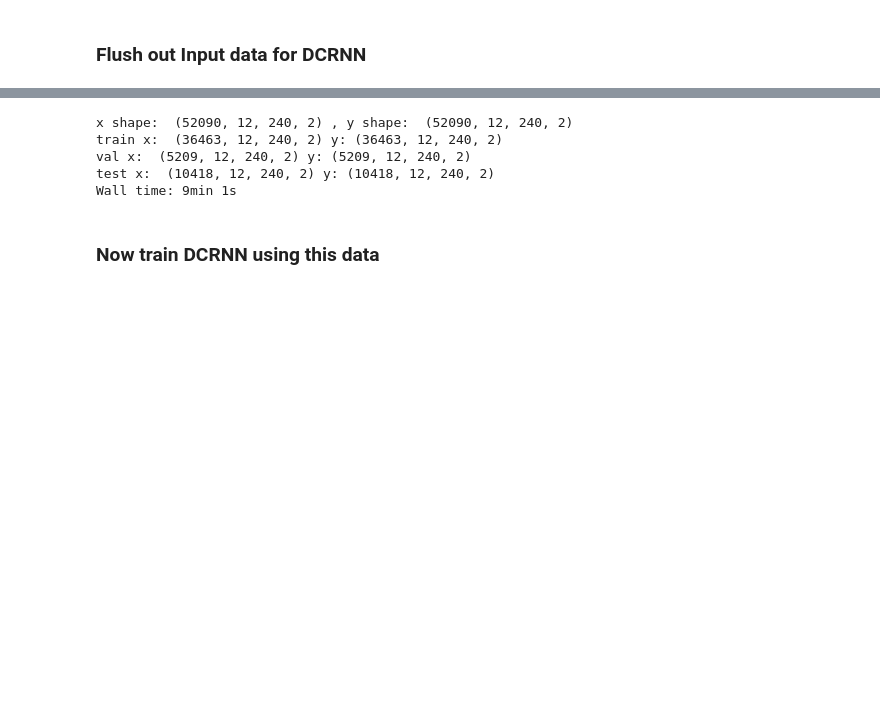
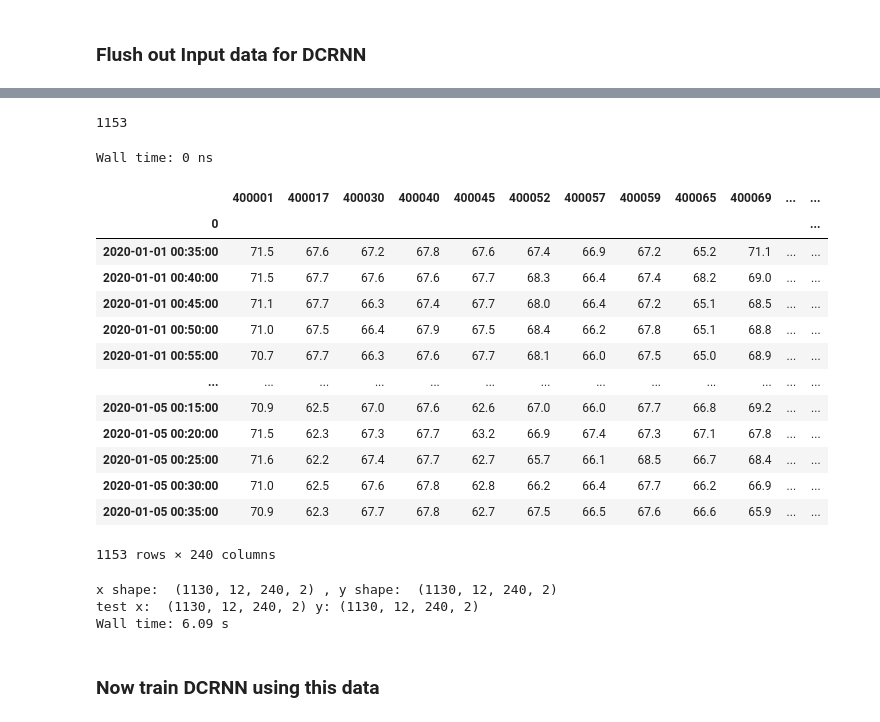
Before and after one commit to raulgiovannymartinez/Nautilus-seq2seq, a Jupyter notebook: data-scalability-spatiotemporal/graph_masking.ipynb, the cells around one changed output, grey strips where cells are left out. Drawn from its saved outputs; the diff is of its cells as text; code cells hidden in the pictures; blank space fills up the shorter version.

```diff
--- a/data-scalability-spatiotemporal/graph_masking.ipynb
+++ b/data-scalability-spatiotemporal/graph_masking.ipynb
@@ -723,0 +850,11 @@ subgraph = g.subgraph(nodes)
+# %%
+from datetime import datetime
+
+start_date = datetime.strptime('2020-01-01 00:35:00', '%Y-%m-%d %H:%M:%S')
+end_date = datetime.strptime('2020-01-05 00:35:00', '%Y-%m-%d %H:%M:%S')
+# %%
+%%time
+
+for i in subgraph.nodes:
+    filter_ = (subgraph.nodes[i]['values'].index>=start_date)&(subgraph.nodes[i]['values'].index<=end_date)
+    subgraph.nodes[i]['values'] = subgraph.nodes[i]['values'][filter_]
@@ -724,16 +863,38 @@ subgraph = g.subgraph(nodes)
+# %%
+len(subgraph.nodes[1]['values'].index)
+# %% [output]
+1153
 # %%
 %%time
 outdir = ''
 
 c = create_dcrnn_data(subgraph, outdir = '', horizon = 12)
-
-c.generate_train_val_test()
-c.generateAdjacencyMatrix()
 # %% [output]
-x shape:  (52090, 12, 240, 2) , y shape:  (52090, 12, 240, 2)
-train x:  (36463, 12, 240, 2) y: (36463, 12, 240, 2)
-val x:  (5209, 12, 240, 2) y: (5209, 12, 240, 2)
-test x:  (10418, 12, 240, 2) y: (10418, 12, 240, 2)
-Wall time: 9min 1s
+Wall time: 0 ns
+# %%
+c._createDataFrame()
+# %% [output]
+|  | 400001 | 400017 | 400030 | 400040 | 400045 | 400052 | 400057 | 400059 | 400065 | 400069 | ... | ... |
+| 0 |  |  |  |  |  |  |  |  |  |  |  | ... |
+| 2020-01-01 00:35:00 | 71.5 | 67.6 | 67.2 | 67.8 | 67.6 | 67.4 | 66.9 | 67.2 | 65.2 | 71.1 | ... | ... |
+| 2020-01-01 00:40:00 | 71.5 | 67.7 | 67.6 | 67.6 | 67.7 | 68.3 | 66.4 | 67.4 | 68.2 | 69.0 | ... | ... |
+| 2020-01-01 00:45:00 | 71.1 | 67.7 | 66.3 | 67.4 | 67.7 | 68.0 | 66.4 | 67.2 | 65.1 | 68.5 | ... | ... |
+| 2020-01-01 00:50:00 | 71.0 | 67.5 | 66.4 | 67.9 | 67.5 | 68.4 | 66.2 | 67.8 | 65.1 | 68.8 | ... | ... |
+| 2020-01-01 00:55:00 | 70.7 | 67.7 | 66.3 | 67.6 | 67.7 | 68.1 | 66.0 | 67.5 | 65.0 | 68.9 | ... | ... |
+| ... | ... | ... | ... | ... | ... | ... | ... | ... | ... | ... | ... | ... |
+| 2020-01-05 00:15:00 | 70.9 | 62.5 | 67.0 | 67.6 | 62.6 | 67.0 | 66.0 | 67.7 | 66.8 | 69.2 | ... | ... |
+| 2020-01-05 00:20:00 | 71.5 | 62.3 | 67.3 | 67.7 | 63.2 | 66.9 | 67.4 | 67.3 | 67.1 | 67.8 | ... | ... |
+| 2020-01-05 00:25:00 | 71.6 | 62.2 | 67.4 | 67.7 | 62.7 | 65.7 | 66.1 | 68.5 | 66.7 | 68.4 | ... | ... |
+| 2020-01-05 00:30:00 | 71.0 | 62.5 | 67.6 | 67.8 | 62.8 | 66.2 | 66.4 | 67.7 | 66.2 | 66.9 | ... | ... |
+| 2020-01-05 00:35:00 | 70.9 | 62.3 | 67.7 | 67.8 | 62.7 | 67.5 | 66.5 | 67.6 | 66.6 | 65.9 | ... | ... |
+1153 rows × 240 columns
+# %%
+%%time
+c.generate_dataset()
+c.generateAdjacencyMatrix()
+# %% [output]
+x shape:  (1130, 12, 240, 2) , y shape:  (1130, 12, 240, 2)
+test x:  (1130, 12, 240, 2) y: (1130, 12, 240, 2)
+Wall time: 6.09 s
 # %% [markdown]
 ### Now train DCRNN using this data
```
Also changed, not shown: parts of 18 cells of this notebook, 13 other files.
